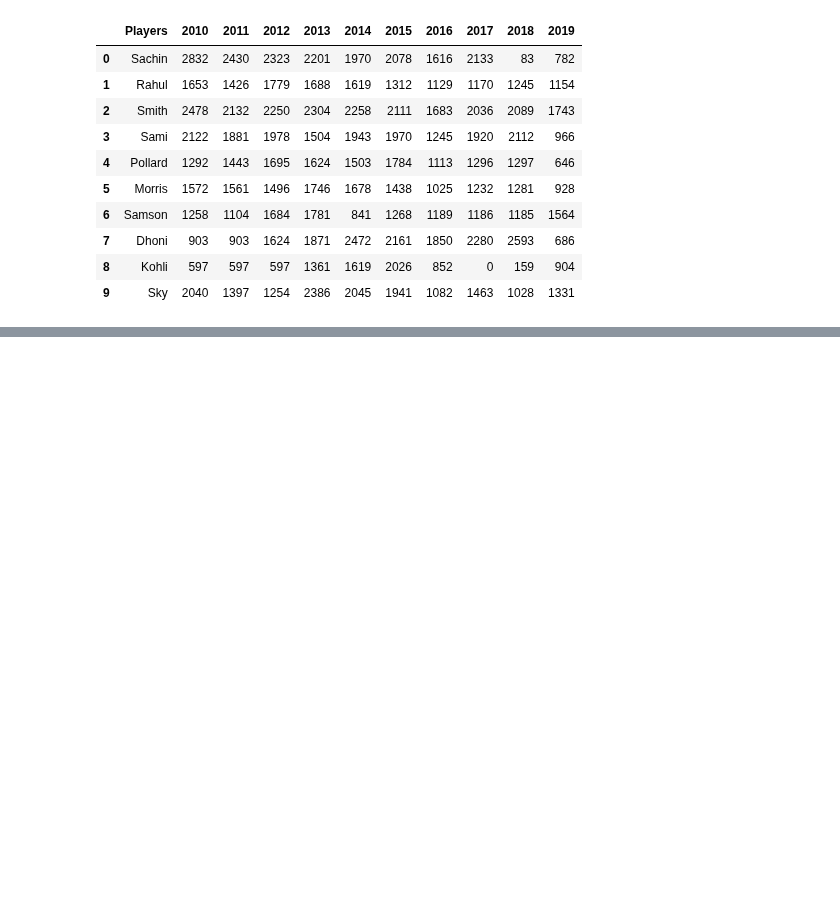
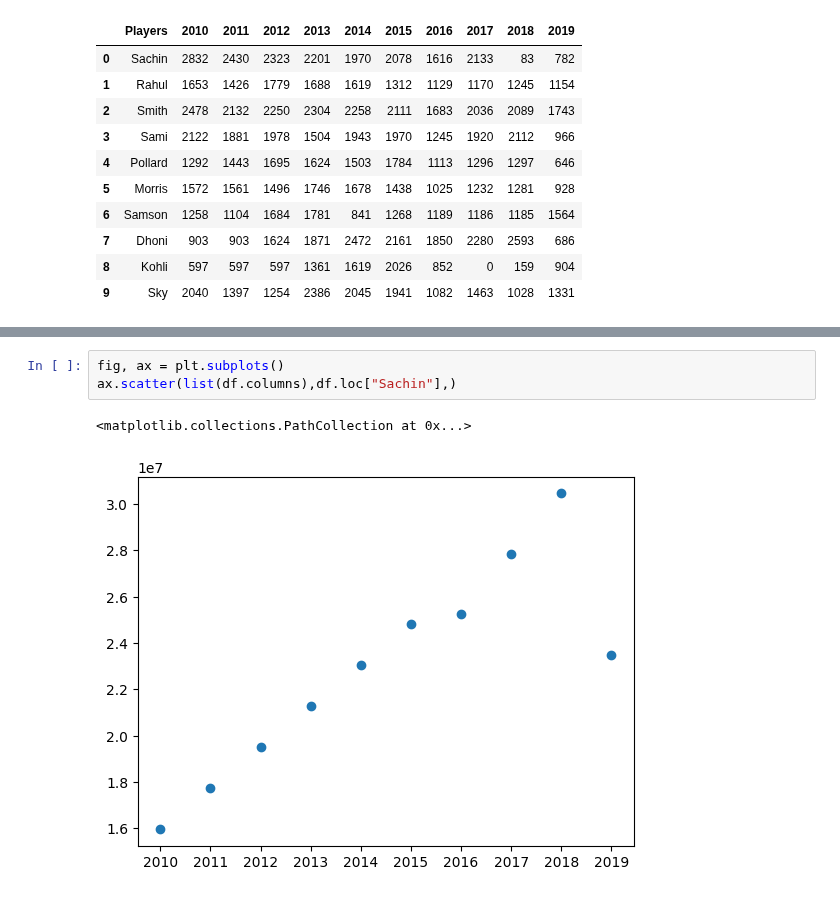
Before and after one commit to corpsedust/NareshIT, a Jupyter notebook: Self-practice(Tasks and IQ stuff)/IPL_DataAnalysis.ipynb, the cells around one changed output, grey strips where cells are left out. Cells and saved outputs as stored; diff of their text form; blank space fills up the shorter version.

```diff
--- a/Self-practice(Tasks and IQ stuff)/IPL_DataAnalysis.ipynb
+++ b/Self-practice(Tasks and IQ stuff)/IPL_DataAnalysis.ipynb
@@ -286,0 +336,6 @@ KeyError: 'Sachin'
+# %%
+fig, ax = plt.subplots()
+ax.scatter(list(df.columns),df.loc["Sachin"],)
+# %% [output]
+<matplotlib.collections.PathCollection at 0x...>
+[figure, added]
```
Also changed, not shown: parts of 7 cells of this notebook.
